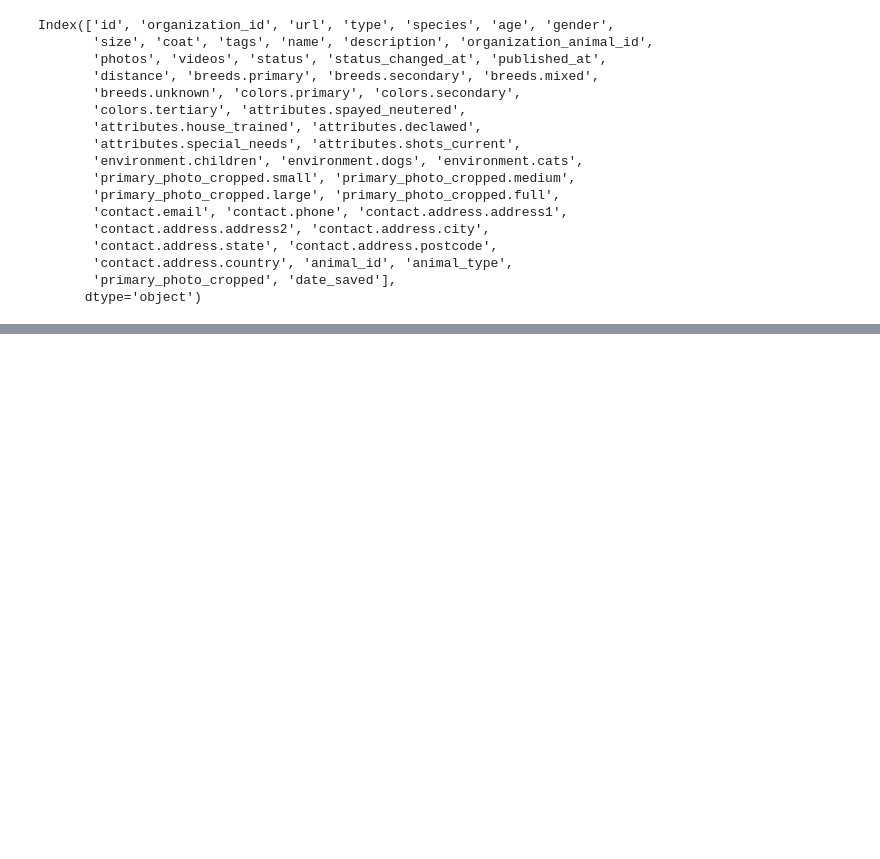
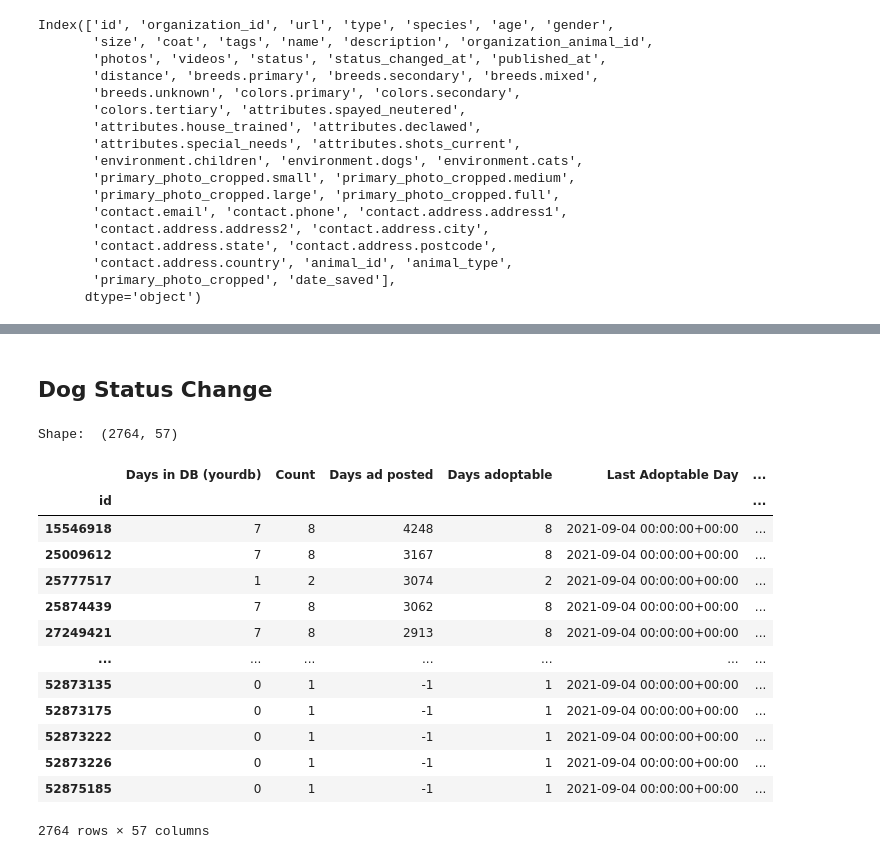
Before and after one commit to malctaylor15/adopting_pets, a Jupyter notebook: S2. Peak at Daily Data.ipynb, the cells around one changed output, grey strips where cells are left out. Cells and saved outputs as stored; diff of their text form; code cells hidden in the pictures; blank space fills up the shorter version.

```diff
--- a/S2. Peak at Daily Data.ipynb
+++ b/S2. Peak at Daily Data.ipynb
@@ -81,0 +203,42 @@ Name: colors.secondary, dtype: int64
+# %% [markdown]
+## Dog Status Change
+# %%
+def dog_days_gb_func(df, adopt_date=(datetime.datetime.now() - datetime.timedelta(days=1)).date()):
+
+    df = df.sort_values('date_saved')
+
+    out = {}
+    out['Days in DB (yourdb)'] = (df['date_saved'].max() - df['date_saved'].min()).days
+    out['Count'] = df.shape[0]
+    out['Days ad posted'] = (df['date_saved'].max() - df['published_at'].min()).days
+    adoptable_days = df[df['status'] == 'adoptable']
+    out['Days adoptable'] = adoptable_days.shape[0]
+    out['Last Adoptable Day'] = adoptable_days['date_saved'].max()
+
+    out['Adopted (last status)'] = (df.iloc[-1].status != 'adoptable')
+    out['Adopted (last date)'] = df.iloc[-1]['date_saved'] >= adopt_date
+
+    out_series = pd.Series(out)
+    last_record = df.iloc[0]
+    out_all = pd.concat([out_series, last_record])
+    return(out_all)
+# %%
+dog_gb = data_raw.groupby('id').apply(dog_days_gb_func)
+print("Shape: ", dog_gb.shape)
+dog_gb
+# %% [output]
+Shape:  (2764, 57)
+|  | Days in DB (yourdb) | Count | Days ad posted | Days adoptable | Last Adoptable Day | ... |
+| id |  |  |  |  |  | ... |
+| 15546918 | 7 | 8 | 4248 | 8 | 2021-09-04 00:00:00+00:00 | ... |
+| 25009612 | 7 | 8 | 3167 | 8 | 2021-09-04 00:00:00+00:00 | ... |
+| 25777517 | 1 | 2 | 3074 | 2 | 2021-09-04 00:00:00+00:00 | ... |
+| 25874439 | 7 | 8 | 3062 | 8 | 2021-09-04 00:00:00+00:00 | ... |
+| 27249421 | 7 | 8 | 2913 | 8 | 2021-09-04 00:00:00+00:00 | ... |
+| ... | ... | ... | ... | ... | ... | ... |
+| 52873135 | 0 | 1 | -1 | 1 | 2021-09-04 00:00:00+00:00 | ... |
+| 52873175 | 0 | 1 | -1 | 1 | 2021-09-04 00:00:00+00:00 | ... |
+| 52873222 | 0 | 1 | -1 | 1 | 2021-09-04 00:00:00+00:00 | ... |
+| 52873226 | 0 | 1 | -1 | 1 | 2021-09-04 00:00:00+00:00 | ... |
+| 52875185 | 0 | 1 | -1 | 1 | 2021-09-04 00:00:00+00:00 | ... |
+2764 rows × 57 columns
```
Also changed, not shown: parts of 23 cells of this notebook, 3 other files.
